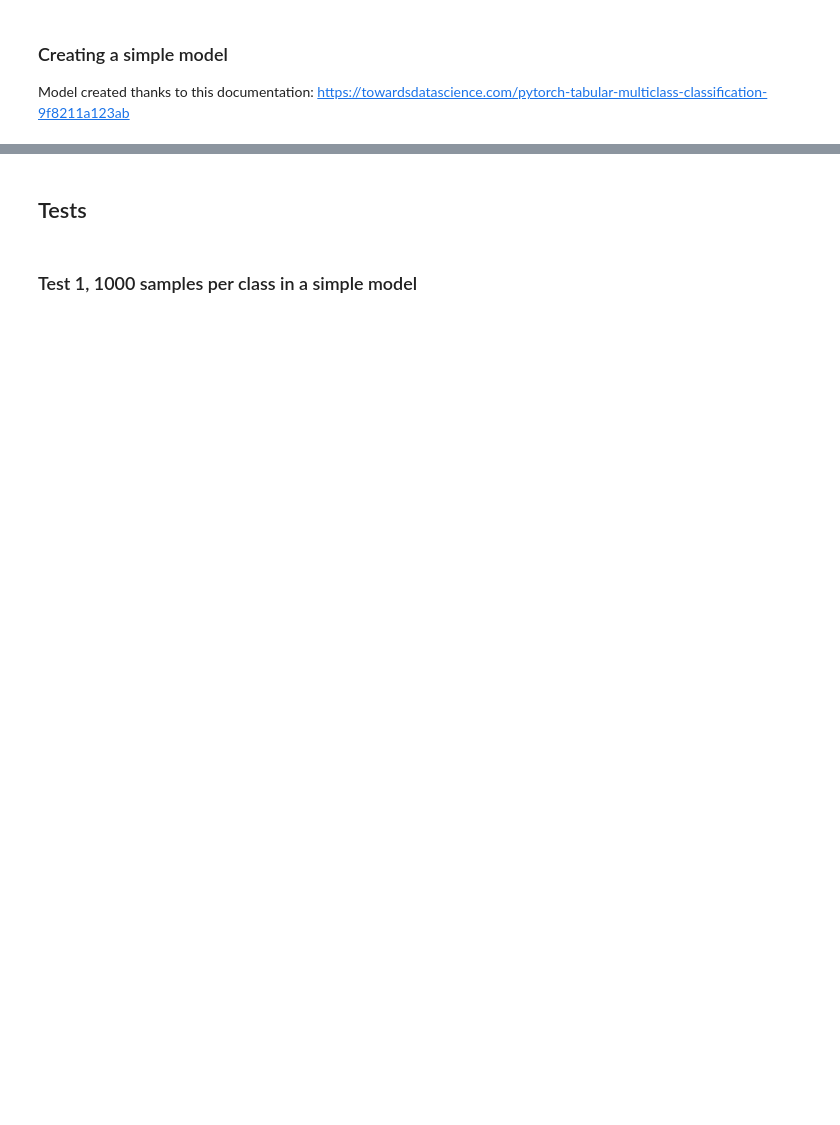
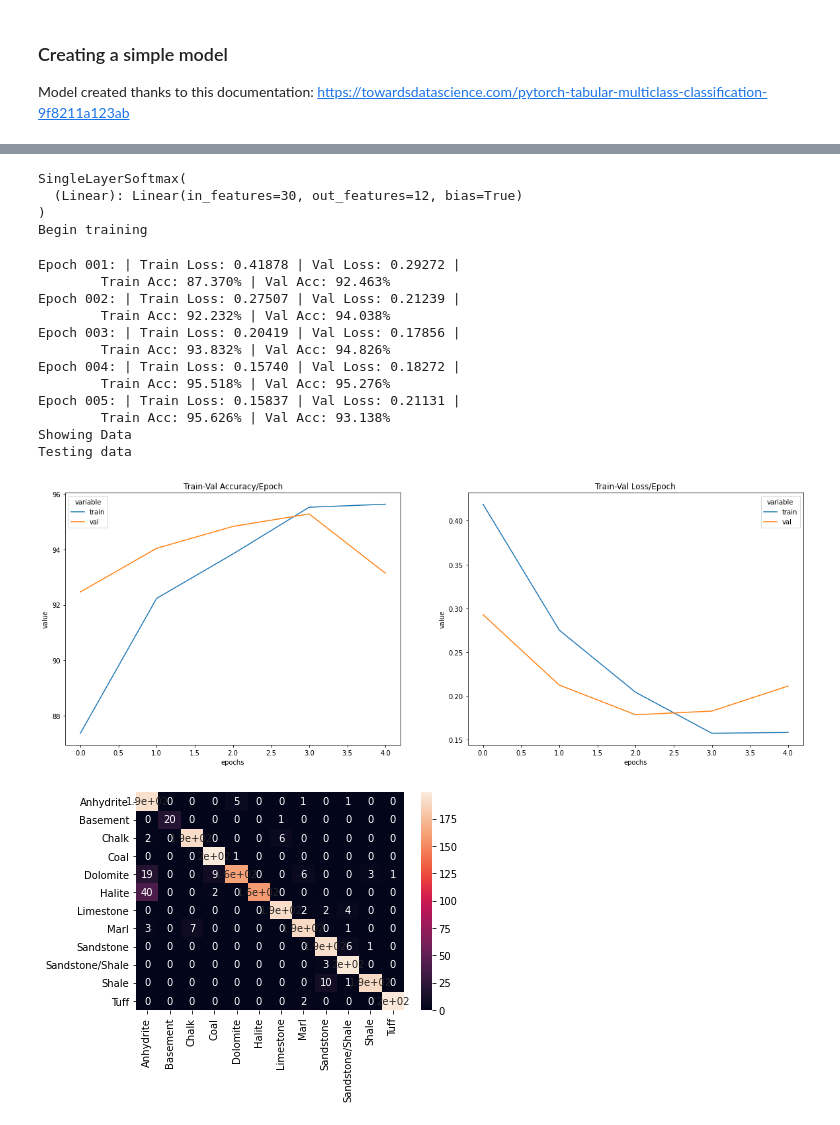
Before and after one commit to leonardoFiedler/neural-network-geoscience, a Jupyter notebook: First_Architecture.ipynb, the cells around one changed output, grey strips where cells are left out. Saved outputs shown, nothing was run; the diff lists cells and outputs as text; code cells hidden in the pictures; blank space fills up the shorter version.

Commit message:
Adjusted model and training

```diff
--- a/First_Architecture.ipynb
+++ b/First_Architecture.ipynb
@@ -370,35 +348,49 @@ SingleLayerSoftmax(
 # %%
-def process_model(n_samples):
-    df_partial_data = get_values_from_category(df_train, n_samples=1000)
-    df_partial_data.head()
-    df_partial_data.FORCE_2020_LITHOFACIES_LITHOLOGY_CAT.value_counts()
+df_partial_data = get_values_from_category(df_train, n_samples=5000)
+df_partial_data.head()
+df_partial_data.FORCE_2020_LITHOFACIES_LITHOLOGY_CAT.value_counts()
 
-    X = df_partial_data[['DEPTH_MD', 'X_LOC', 'Y_LOC', 'Z_LOC', 'CALI', 'RSHA', 'RMED', 'RDEP',
-        'RHOB', 'GR', 'NPHI', 'PEF','DTC', 'SP', 'BS', 'ROP', 'DCAL', 'DRHO',
-        'MUDWEIGHT', 'RMIC', 'Carbon_Index',
-        'Normalized_RHOB', 'Normalized_GR', 'Delta_DTC', 'Delta_RHOB',
-        'Delta_GR', 'Delta_DEPTH_MD', 'Delta_Carbon_Index', 'GROUP_encoded',
-        'FORMATION_encoded']]
-    Y = df_partial_data[['FORCE_2020_LITHOFACIES_LITHOLOGY_CAT']]
+X = df_partial_data[['DEPTH_MD', 'X_LOC', 'Y_LOC', 'Z_LOC', 'CALI', 'RSHA', 'RMED', 'RDEP',
+    'RHOB', 'GR', 'NPHI', 'PEF','DTC', 'SP', 'BS', 'ROP', 'DCAL', 'DRHO',
+    'MUDWEIGHT', 'RMIC', 'Carbon_Index',
+    'Normalized_RHOB', 'Normalized_GR', 'Delta_DTC', 'Delta_RHOB',
+    'Delta_GR', 'Delta_DEPTH_MD', 'Delta_Carbon_Index', 'GROUP_encoded',
+    'FORMATION_encoded']]
+Y = df_partial_data[['FORCE_2020_LITHOFACIES_LITHOLOGY_CAT']]
 
-    #Dataset division: 70:20:10
-    X_train_val, X_test, y_train_val, y_test = train_test_split(X, Y,
-                                                        stratify=Y,
-                                                        test_size=0.2,
-                                                        random_state=42)
+#Dataset division: 70:20:10
+X_train_val, X_test, y_train_val, y_test = train_test_split(X, Y,
+                                                    stratify=Y,
+                                                    test_size=0.2,
+                                                    random_state=42)
 
-    X_train, X_val, y_train, y_val = train_test_split(X_train_val, y_train_val,
-                                                        stratify=y_train_val,
-                                                        test_size=0.1,
-                                                        random_state=42)
+X_train, X_val, y_train, y_val = train_test_split(X_train_val, y_train_val,
+                                                    stratify=y_train_val,
+                                                    test_size=0.1,
+                                                    random_state=42)
 
-    X_train_transform, X_test_transform, X_val_transform, y_train_transform, y_test_transform, y_val_transform = transform_data(X_train, X_test, y_train, y_test)
+X_train_transform, X_test_transform, X_val_transform, y_train_transform, y_test_transform, y_val_transform = transform_data(X_train, X_test, X_val, y_train, y_test, y_val)
 
-    load_model(
-        X_train_transform, X_test_transform,
-        y_train_transform, y_test_transform,
-        input_size=30, num_epochs=1000)
+fit_model(
+    X_train_transform, y_train_transform, X_test_transform, y_test_transform, X_val_transform, y_val_transform,
+    epochs=100, batch_size=16, num_classes=12, learning_rate=0.05
+)
+# %% [output]
+SingleLayerSoftmax(
+  (Linear): Linear(in_features=30, out_features=12, bias=True)
+)
+Begin training
+Epoch 001: | Train Loss: 0.41878 | Val Loss: 0.29272 |
+        Train Acc: 87.370% | Val Acc: 92.463%
+Epoch 002: | Train Loss: 0.27507 | Val Loss: 0.21239 |
+        Train Acc: 92.232% | Val Acc: 94.038%
+Epoch 003: | Train Loss: 0.20419 | Val Loss: 0.17856 |
+        Train Acc: 93.832% | Val Acc: 94.826%
+Epoch 004: | Train Loss: 0.15740 | Val Loss: 0.18272 |
+        Train Acc: 95.518% | Val Acc: 95.276%
+Epoch 005: | Train Loss: 0.15837 | Val Loss: 0.21131 |
+        Train Acc: 95.626% | Val Acc: 93.138%
+Showing Data
+Testing data
+[figure, added]
+[figure, added]
-# %% [markdown]
-## Tests
-# %% [markdown]
-### Test 1, 1000 samples per class in a simple model
```
Also changed, not shown: parts of 11 cells of this notebook, 1 other file.
